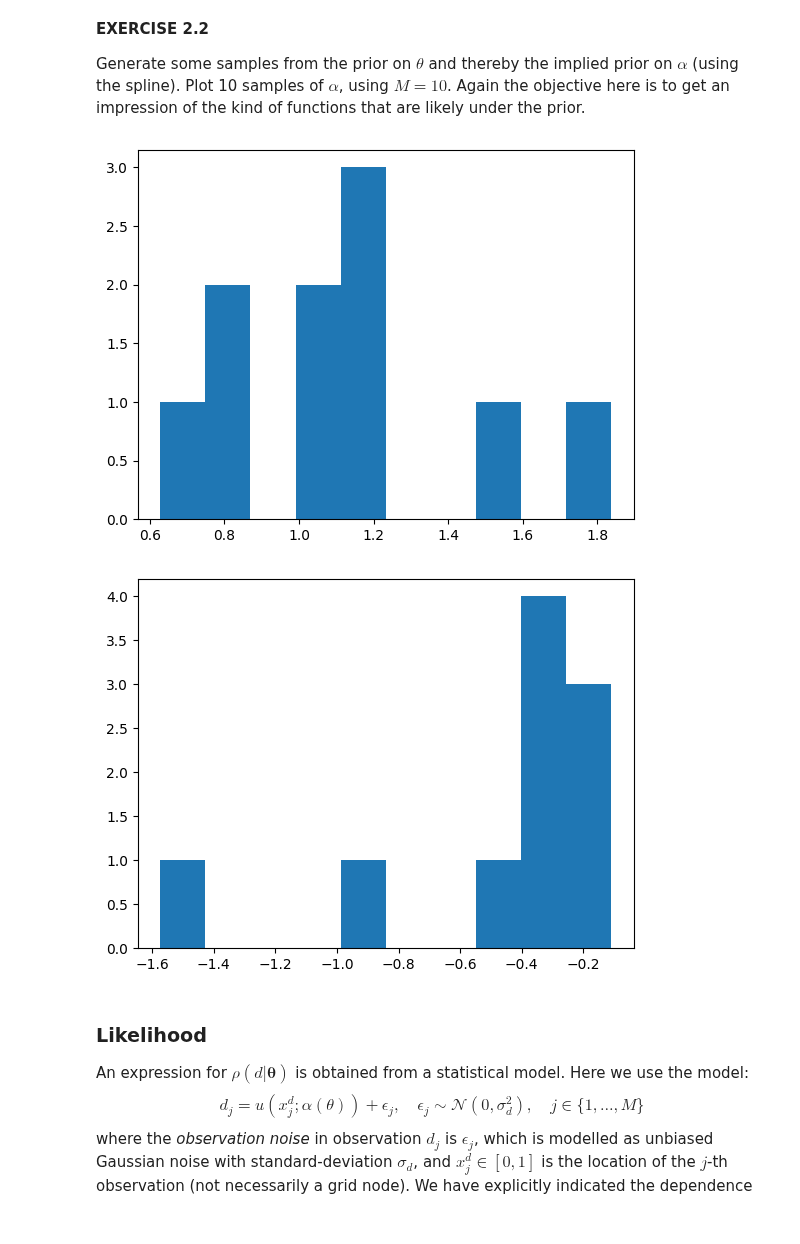
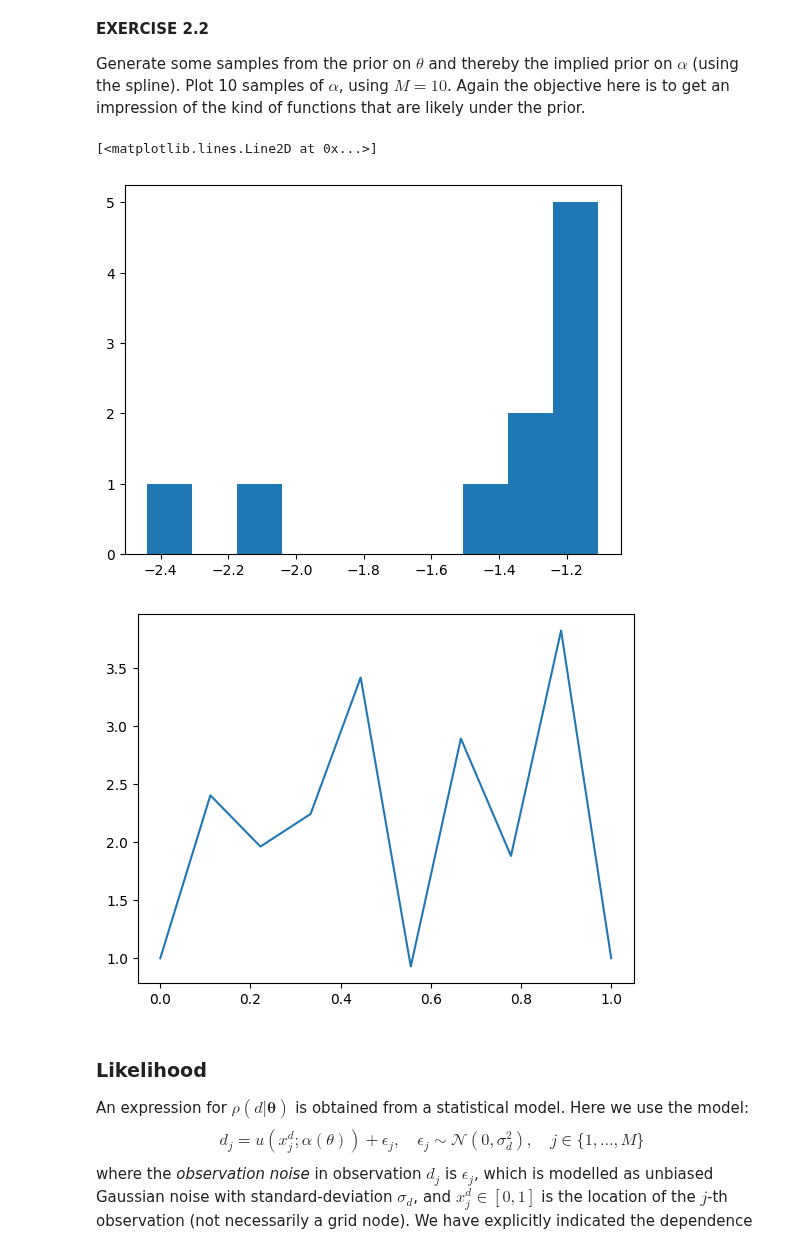
Before and after one commit to msahirs/CFD_IV, a Jupyter notebook: Tutorial3.ipynb, the cells around one changed output. Cells and saved outputs as stored; diff of their text form; code cells hidden in the pictures.

```diff
--- a/Tutorial3.ipynb
+++ b/Tutorial3.ipynb
@@ -259,7 +259,7 @@ def prior_logpdf(theta):
     sigma = 0.5
     mu = 1 # - (sigma ** 2) / 2
 
-    logtheta = lognorm(s=sigma, scale=mu).logpdf(x = theta)
+    logtheta = lognorm(s=sigma, scale=np.exp(mu)).logpdf(x = theta)
 
     # logtheta = lognorm.logpdf(x = theta, s = 1) # implementation 1 (unsure) #     logtheta = lognorm.logpdf(theta) INCORRECT
     return logtheta
@@ -276,7 +276,7 @@ def prior_samples(M):
     sigma = 0.5 # placeholder
     mu = 1 # - (sigma ** 2) / 2  # for mean = 1
 
-    theta_samples = lognorm(s=sigma, scale=mu).rvs(M)
+    theta_samples = np.random.lognormal(mean=mu, sigma=sigma, size=M)
     return theta_samples
 # %% [markdown]
 **EXERCISE 2.2**
@@ -285,31 +285,36 @@ Generate some samples from the prior on $\theta$ and thereby the implied prior o
 # %%
 M = 10
 
 # generate theta
 theta = prior_samples(M)
 logtheta = prior_logpdf(theta)
 
-plt.figure()
-plt.hist(theta)
+# print(theta)
+# print(logtheta)
+
+# plt.figure()
+# plt.hist(theta)
 plt.figure()
 plt.hist(logtheta)
 
 # print(f'theta samples: {theta}')
 # print(f'logtheta samples: {logtheta}')
 
 theta_Scalar = 3
 print()
 # print(f'logtheta scalar test: {prior_logpdf(theta_Scalar)}')
 
 # generate alpha, implied from theta
 xx = np.linspace(0,1,M)
 alpha = alpha_spline(xx, theta)
 
-print()
 # print(f'alpha samples: {alpha}')
+plt.figure()
+plt.plot(xx,alpha)
 # %% [output]
+[<matplotlib.lines.Line2D at 0x...>]
-[figure, old version]
+[figure, new version]
-[figure, old version]
+[figure, new version]
 # %% [markdown]
 ### Likelihood
 
```
Also changed, not shown: parts of 2 cells of this notebook, 1 other file.
